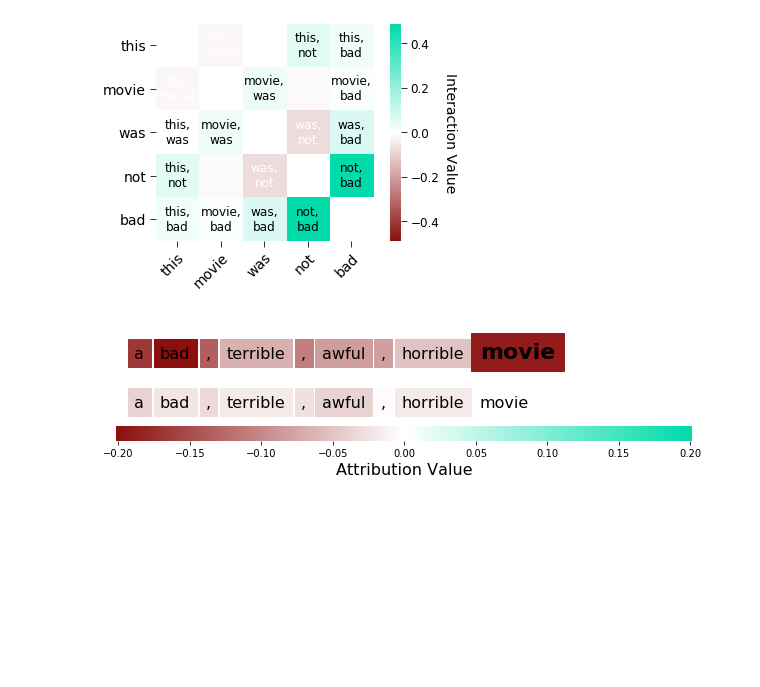
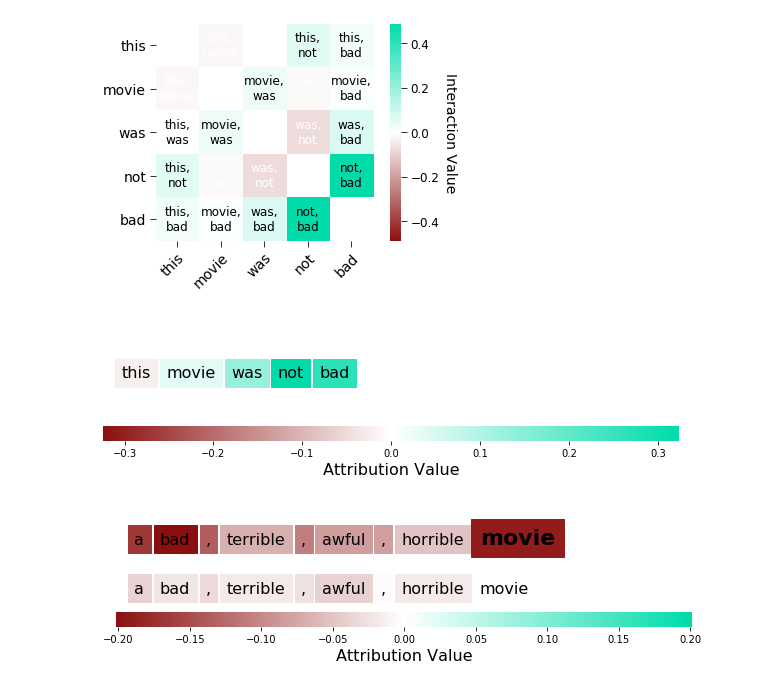
Before and after one commit to suinleelab/path_explain, a Jupyter notebook: examples/natural_language/transformers/sst2/display_custom_attributions.ipynb, the cells around one changed output. Cells and saved outputs as stored; diff of their text form; code cells hidden in the pictures; blank space fills up the shorter version.

```diff
--- a/examples/natural_language/transformers/sst2/display_custom_attributions.ipynb
+++ b/examples/natural_language/transformers/sst2/display_custom_attributions.ipynb
@@ -144,6 +145,11 @@ im, cbar = matrix_interaction_plot(interaction_list[1], token_list[1])
 plt.savefig('movie_not_bad.pdf')
 # %% [output]
 [figure]
+# %%
+text_plot(token_list[1], attribution_list[1], include_legend=True)
+plt.savefig('movie_not_bad_text.pdf')
+# %% [output]
+[figure, added]
 # %%
 text_plot(token_list[6], attribution_list[6], include_legend=True, interaction_matrix=interaction_list[6], interaction_index=8)
 plt.savefig('explaining_the_word_movie.pdf')
```
Also changed, not shown: parts of 1 cell of this notebook, 2 other files.
